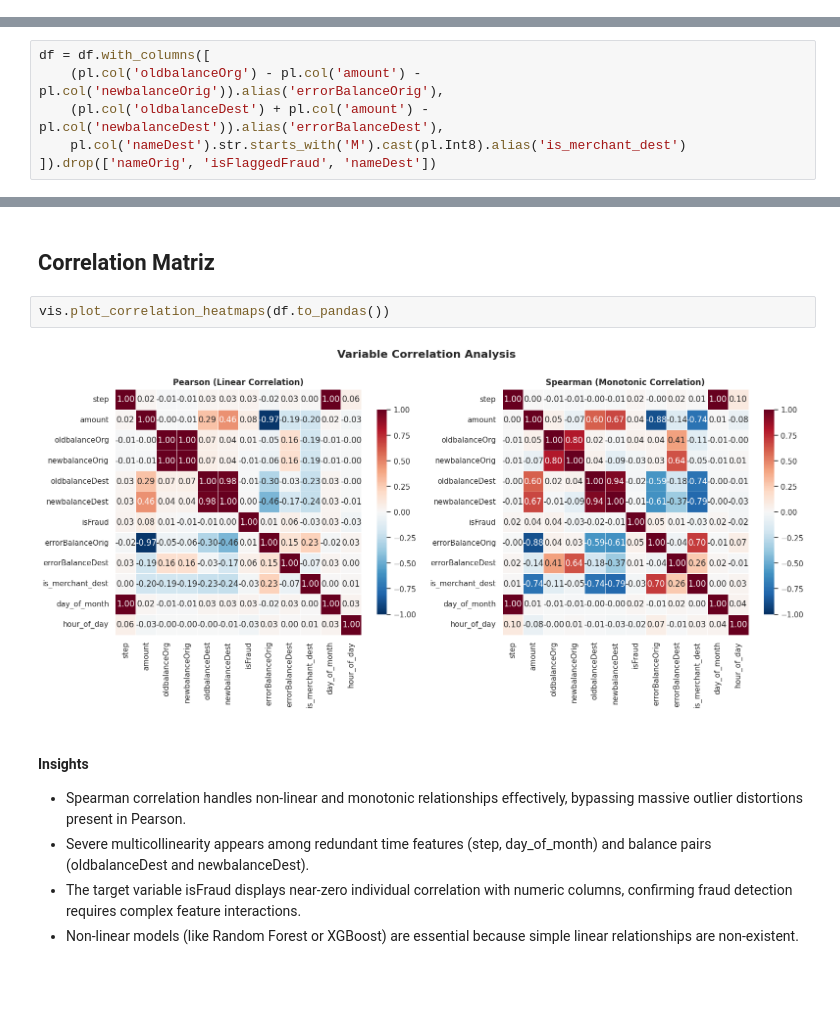
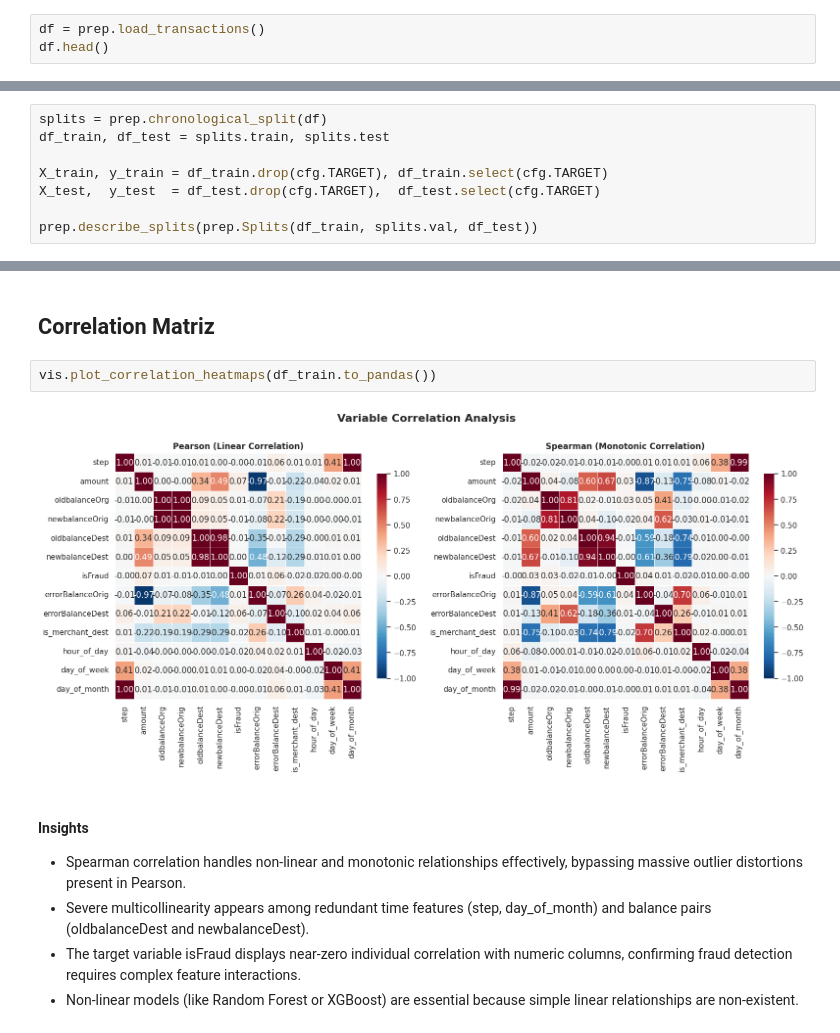
Before and after one commit to diogo-moitinho/fraud-detection-project, a Jupyter notebook: notebooks/01_eda.ipynb, the cells around one changed output, grey strips where cells are left out. Cells and saved outputs as stored; diff of their text form; blank space fills up the shorter version.

Commit message:
refactor: extract pipeline into fraud_detection package

```diff
--- a/notebooks/01_eda.ipynb
+++ b/notebooks/01_eda.ipynb
@@ -65,0 +55,3 @@ df = pl.read_csv(data_path)
+# %%
+df = prep.load_transactions()
+df.head()
@@ -126,9 +127,3 @@ shape: (9, 12)
 * **Asymmetry and Outliers in Transaction Values (amount):** The transaction amount column is highly right-skewed. While the 3rd quartile (75%) concentrates transactions up to ~208k, the maximum value reaches over **92 million**. The mean (~179k) is considerably pulled up by these extreme values compared to the median (~74k).
 # %% [markdown]
 # **3. SPLIT THE DATA INTO TRAIN AND TEST**
-# %%
-df = df.with_columns([
-    (pl.col('oldbalanceOrg') - pl.col('amount') - pl.col('newbalanceOrig')).alias('errorBalanceOrig'),
-    (pl.col('oldbalanceDest') + pl.col('amount') - pl.col('newbalanceDest')).alias('errorBalanceDest'),
-    pl.col('nameDest').str.starts_with('M').cast(pl.Int8).alias('is_merchant_dest')
-]).drop(['nameOrig', 'isFlaggedFraud', 'nameDest'])
@@ -167,0 +150,8 @@ Train: 5090096 rows | Test: 1272524 rows
+# %%
+splits = prep.chronological_split(df)
+df_train, df_test = splits.train, splits.test
+
+X_train, y_train = df_train.drop(cfg.TARGET), df_train.select(cfg.TARGET)
+X_test,  y_test  = df_test.drop(cfg.TARGET),  df_test.select(cfg.TARGET)
+
+prep.describe_splits(prep.Splits(df_train, splits.val, df_test))
@@ -291,9 +276,9 @@ Time is a highly predictive variable in this dataset. If a transfer occurs at 4:
 # %% [markdown]
 ## Correlation Matriz
 # %%
-vis.plot_correlation_heatmaps(df.to_pandas())
+vis.plot_correlation_heatmaps(df_train.to_pandas())
 # %% [output]
-[figure, old version]
+[figure, new version]
 # %% [markdown]
 #### Insights
 * Spearman correlation handles non-linear and monotonic relationships effectively, bypassing massive outlier distortions present in Pearson.
```
Also changed, not shown: parts of 16 cells of this notebook, 18 other files.
